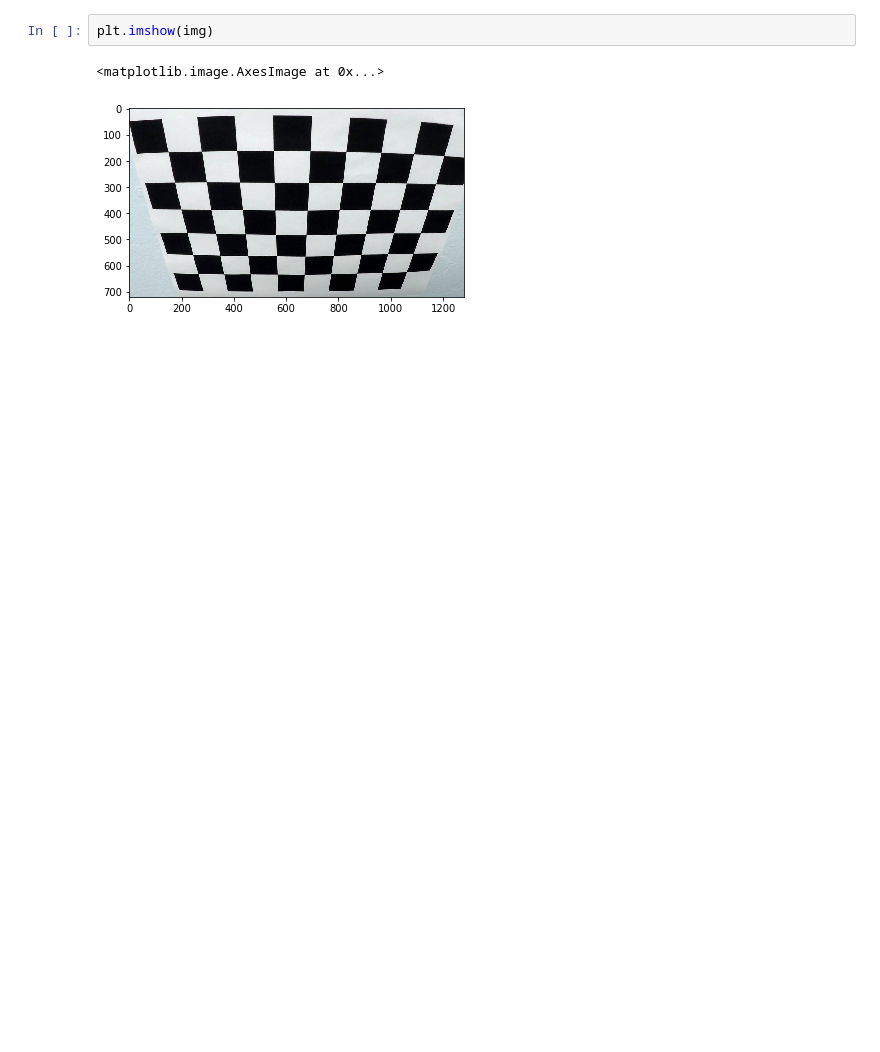
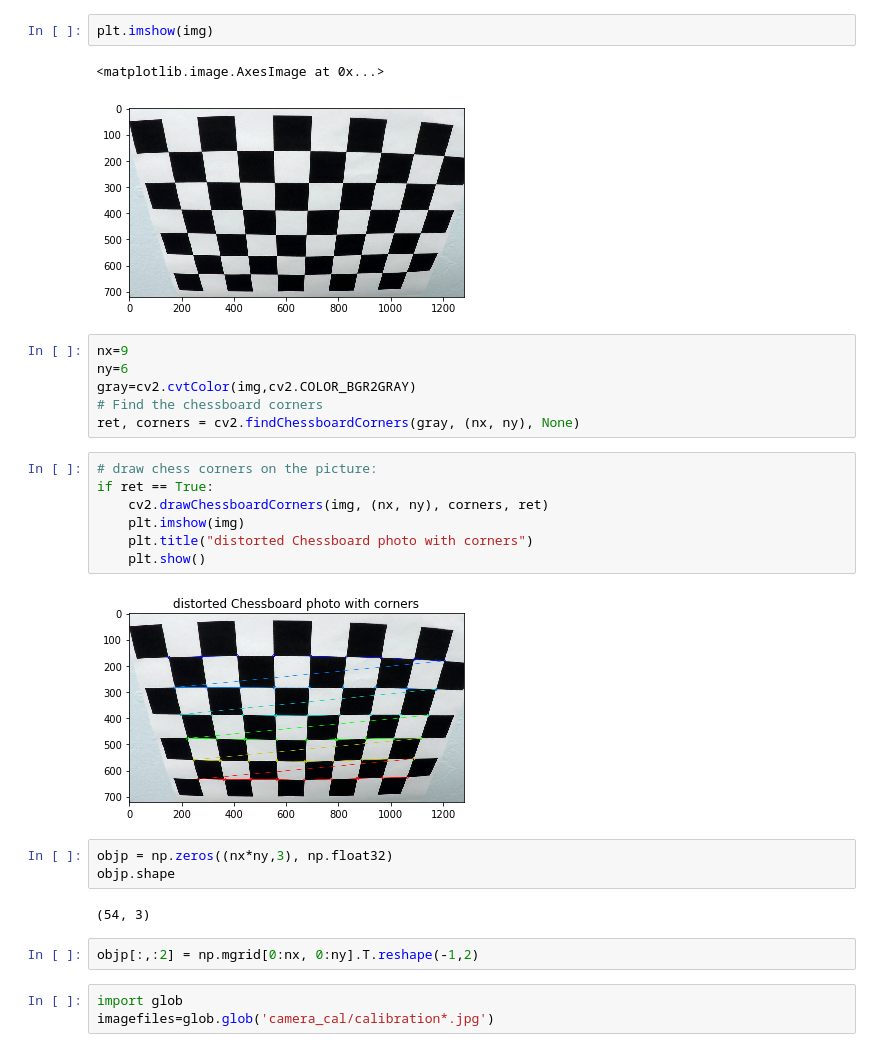
Before and after one commit to tiandiao123/AdvancedFindingLines, a Jupyter notebook: FindingLaneLines.ipynb, the cells around one changed output. Drawn from its saved outputs; the diff is of its cells as text; blank space fills up the shorter version.

Commit message:
add more pictures

```diff
--- a/FindingLaneLines.ipynb
+++ b/FindingLaneLines.ipynb
@@ -19,3 +19,28 @@ plt.imshow(img)
 # %% [output]
 <matplotlib.image.AxesImage at 0x...>
 [figure]
+# %%
+nx=9
+ny=6
+gray=cv2.cvtColor(img,cv2.COLOR_BGR2GRAY)
+# Find the chessboard corners
+ret, corners = cv2.findChessboardCorners(gray, (nx, ny), None)
+# %%
+# draw chess corners on the picture:
+if ret == True:
+    cv2.drawChessboardCorners(img, (nx, ny), corners, ret)
+    plt.imshow(img)
+    plt.title("distorted Chessboard photo with corners")
+    plt.show()
+# %% [output]
+[figure, added]
+# %%
+objp = np.zeros((nx*ny,3), np.float32)
+objp.shape
+# %% [output]
+(54, 3)
+# %%
+objp[:,:2] = np.mgrid[0:nx, 0:ny].T.reshape(-1,2)
+# %%
+import glob
+imagefiles=glob.glob('camera_cal/calibration*.jpg')
```
Also changed, not shown: parts of 5 cells of this notebook.
